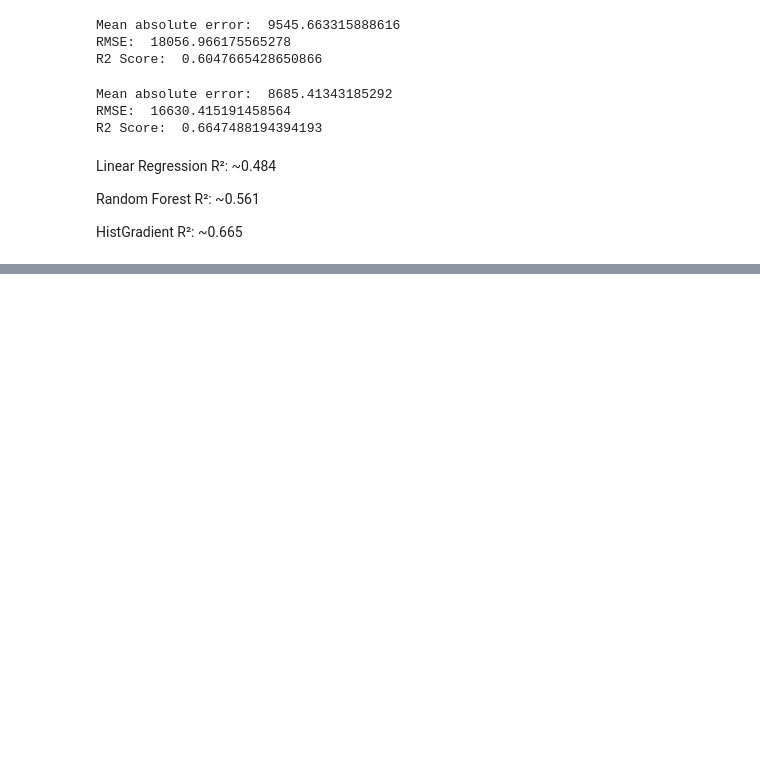
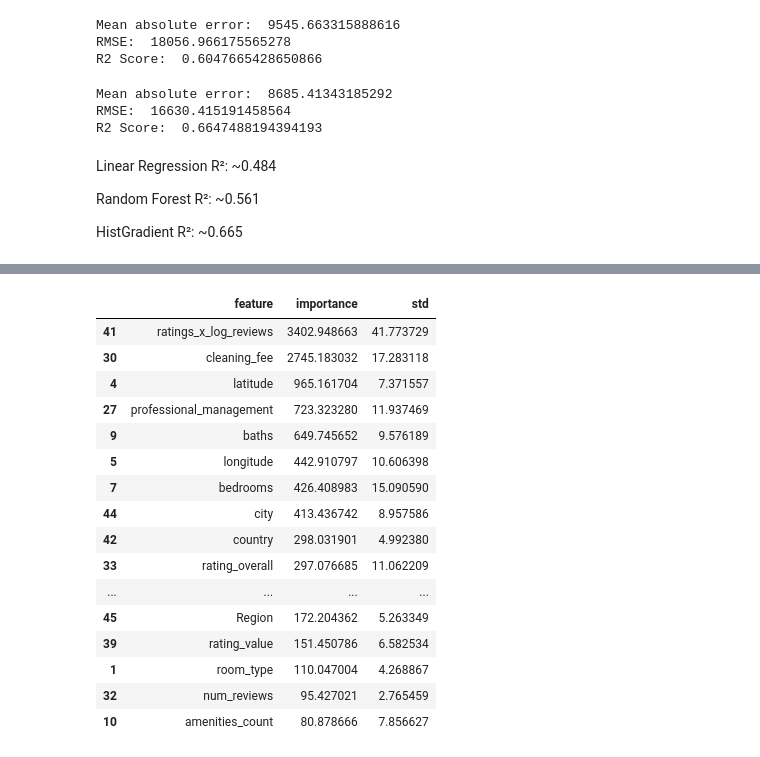
Before and after one commit to gabetedja/dsc148-project, a Jupyter notebook: edamodel/analysis.ipynb, the cells around one changed output, grey strips where cells are left out. Saved outputs shown, nothing was run; the diff lists cells and outputs as text; code cells hidden in the pictures; blank space fills up the shorter version.

```diff
--- a/edamodel/analysis.ipynb
+++ b/edamodel/analysis.ipynb
@@ -782,0 +780,37 @@ import joblib
+# %%
+from sklearn.inspection import permutation_importance
+
+result = permutation_importance(
+    final_model,
+    X_val,
+    y_val,
+    n_repeats=5,
+    random_state=42,
+    scoring="neg_mean_absolute_error"
+)
+
+perm_importance = pd.DataFrame({
+    "feature": X_val.columns,
+    "importance": result.importances_mean,
+    "std": result.importances_std
+}).sort_values("importance", ascending=False)
+
+perm_importance.head(20)
+# %% [output]
+|  | feature | importance | std |
+| 41 | ratings_x_log_reviews | 3402.948663 | 41.773729 |
+| 30 | cleaning_fee | 2745.183032 | 17.283118 |
+| 4 | latitude | 965.161704 | 7.371557 |
+| 27 | professional_management | 723.323280 | 11.937469 |
+| 9 | baths | 649.745652 | 9.576189 |
+| 5 | longitude | 442.910797 | 10.606398 |
+| 7 | bedrooms | 426.408983 | 15.090590 |
+| 44 | city | 413.436742 | 8.957586 |
+| 42 | country | 298.031901 | 4.992380 |
+| 33 | rating_overall | 297.076685 | 11.062209 |
+| ... | ... | ... | ... |
+| 45 | Region | 172.204362 | 5.263349 |
+| 39 | rating_value | 151.450786 | 6.582534 |
+| 1 | room_type | 110.047004 | 4.268867 |
+| 32 | num_reviews | 95.427021 | 2.765459 |
+| 10 | amenities_count | 80.878666 | 7.856627 |
```
Also changed, not shown: parts of 3 cells of this notebook.
